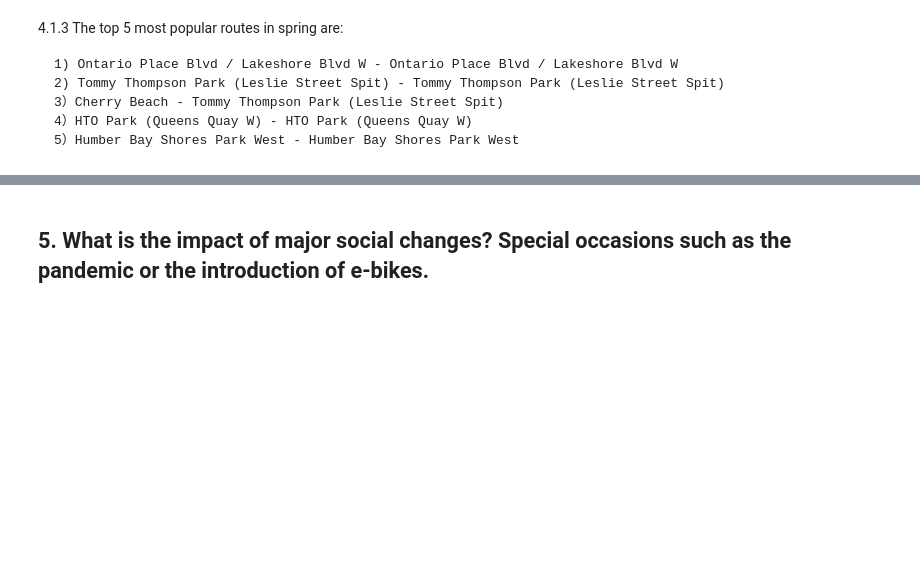
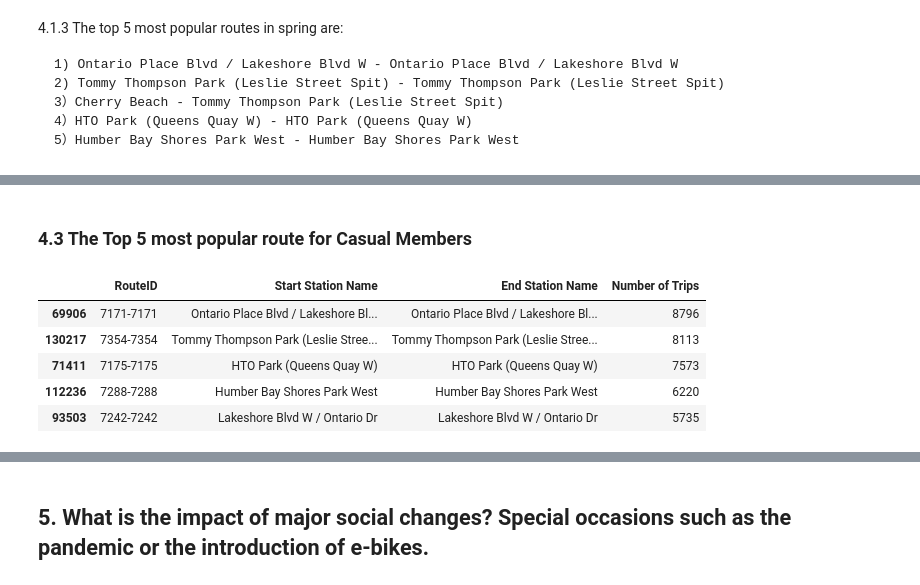
Before and after one commit to Charlotte-03/CME-DiligentDebuggers, a Jupyter notebook: project.ipynb, the cells around one changed output, grey strips where cells are left out. Cells and saved outputs as stored; diff of their text form; code cells hidden in the pictures; blank space fills up the shorter version.

```diff
--- a/project.ipynb
+++ b/project.ipynb
@@ -2173,0 +2215,12 @@ pop_routes_spring.head()
+# %% [markdown]
+### 4.3 The Top 5 most popular route for Casual Members
+# %%
+casual_member_df = annual_member_df = pop_route_user_type(ridership_clean, 'User Type', 'Casual')
+casual_member_df.head()
+# %% [output]
+|  | RouteID | Start Station Name | End Station Name | Number of Trips |
+| 69906 | 7171-7171 | Ontario Place Blvd / Lakeshore Bl... | Ontario Place Blvd / Lakeshore Bl... | 8796 |
+| 130217 | 7354-7354 | Tommy Thompson Park (Leslie Stree... | Tommy Thompson Park (Leslie Stree... | 8113 |
+| 71411 | 7175-7175 | HTO Park (Queens Quay W) | HTO Park (Queens Quay W) | 7573 |
+| 112236 | 7288-7288 | Humber Bay Shores Park West | Humber Bay Shores Park West | 6220 |
+| 93503 | 7242-7242 | Lakeshore Blvd W / Ontario Dr | Lakeshore Blvd W / Ontario Dr | 5735 |
```
Also changed, not shown: parts of 21 cells of this notebook.
